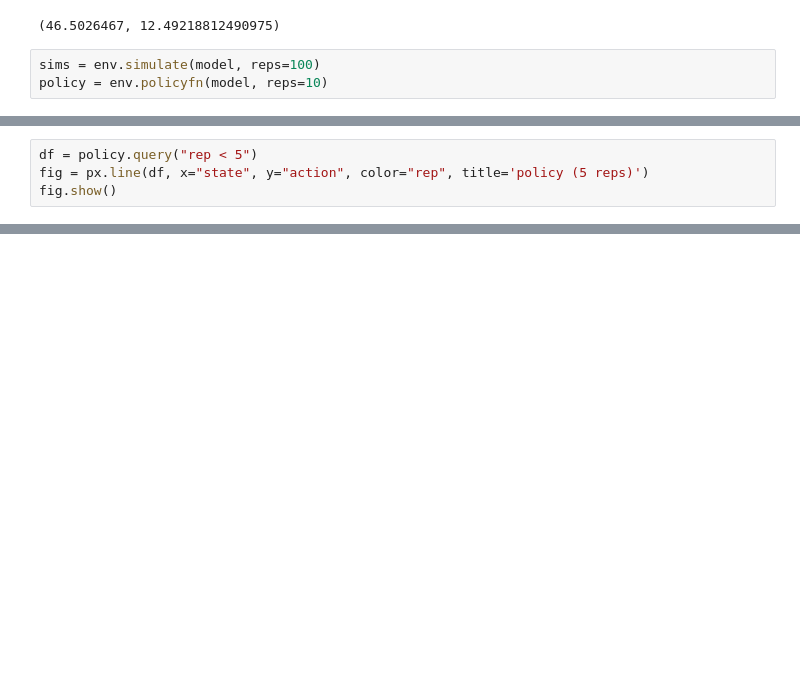
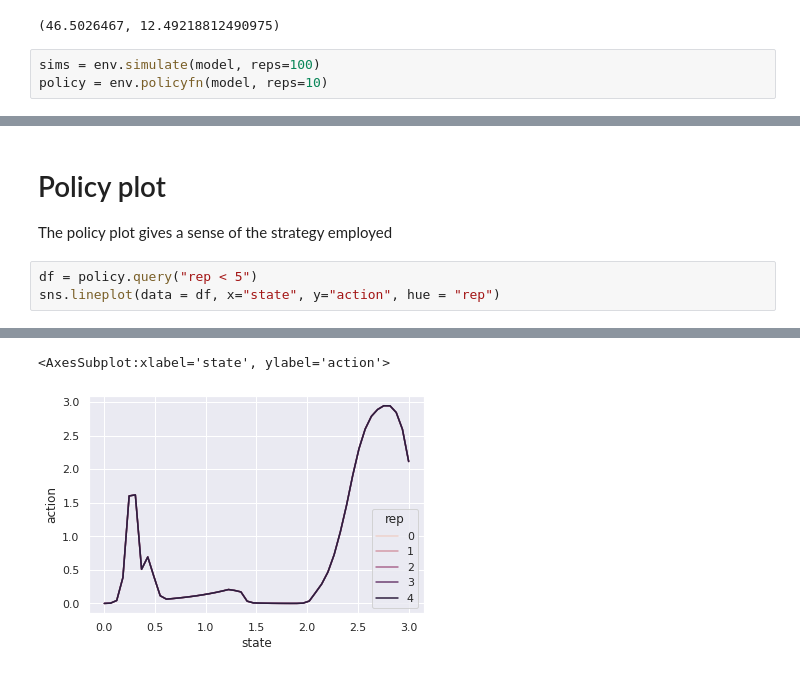
Before and after one commit to cboettig/rl-tipping-points, a Jupyter notebook: TD3-conservation-v6.ipynb, the cells around one changed output, grey strips where cells are left out. Cells and saved outputs as stored; diff of their text form; blank space fills up the shorter version.

```diff
--- a/TD3-conservation-v6.ipynb
+++ b/TD3-conservation-v6.ipynb
@@ -76,5 +87,8 @@ fig.show()
+# %% [markdown]
+# Policy plot
+
+The policy plot gives a sense of the strategy employed
 # %%
 df = policy.query("rep < 5")
-fig = px.line(df, x="state", y="action", color="rep", title='policy (5 reps)')
-fig.show()
+sns.lineplot(data = df, x="state", y="action", hue = "rep")
 # %% [output]
@@ -81,0 +95,2 @@ fig.show()
+<AxesSubplot:xlabel='state', ylabel='action'>
+[figure, added]
```
Also changed, not shown: parts of 5 cells of this notebook, 1 other file.
